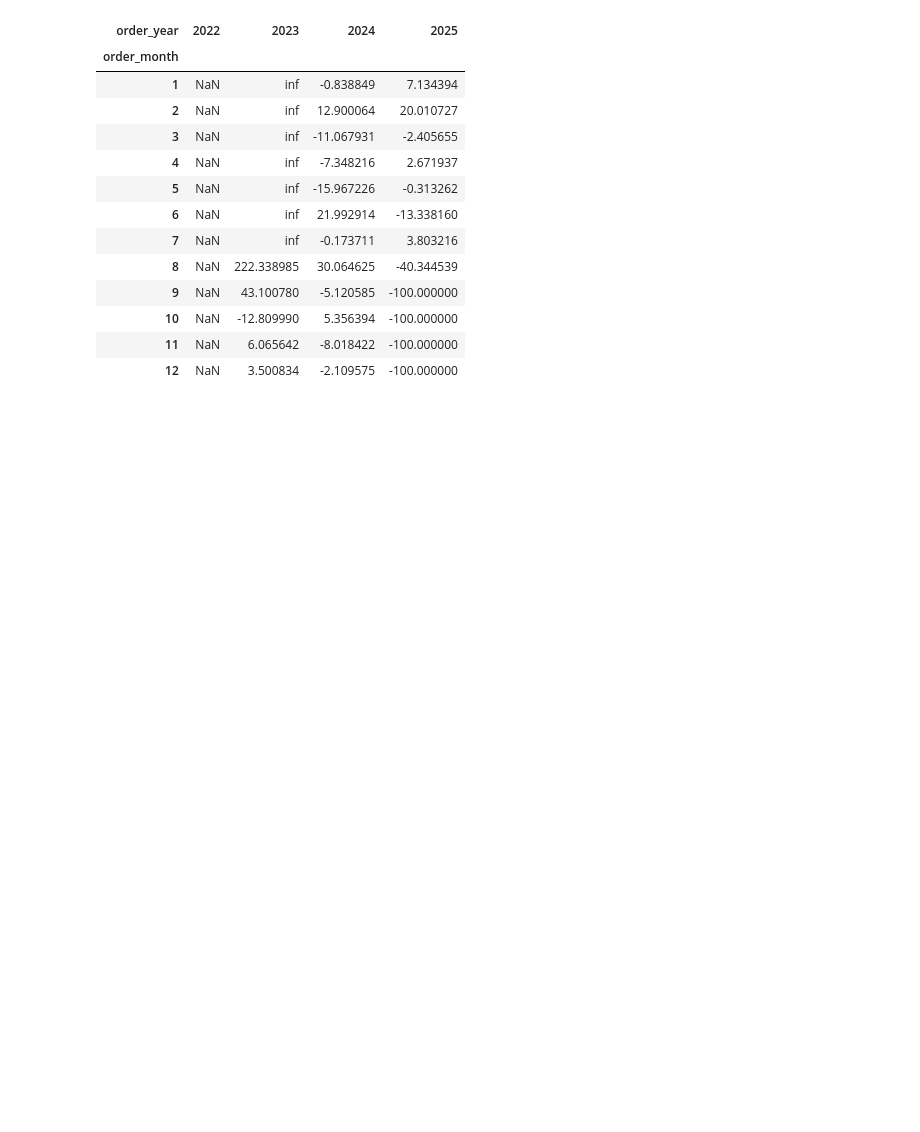
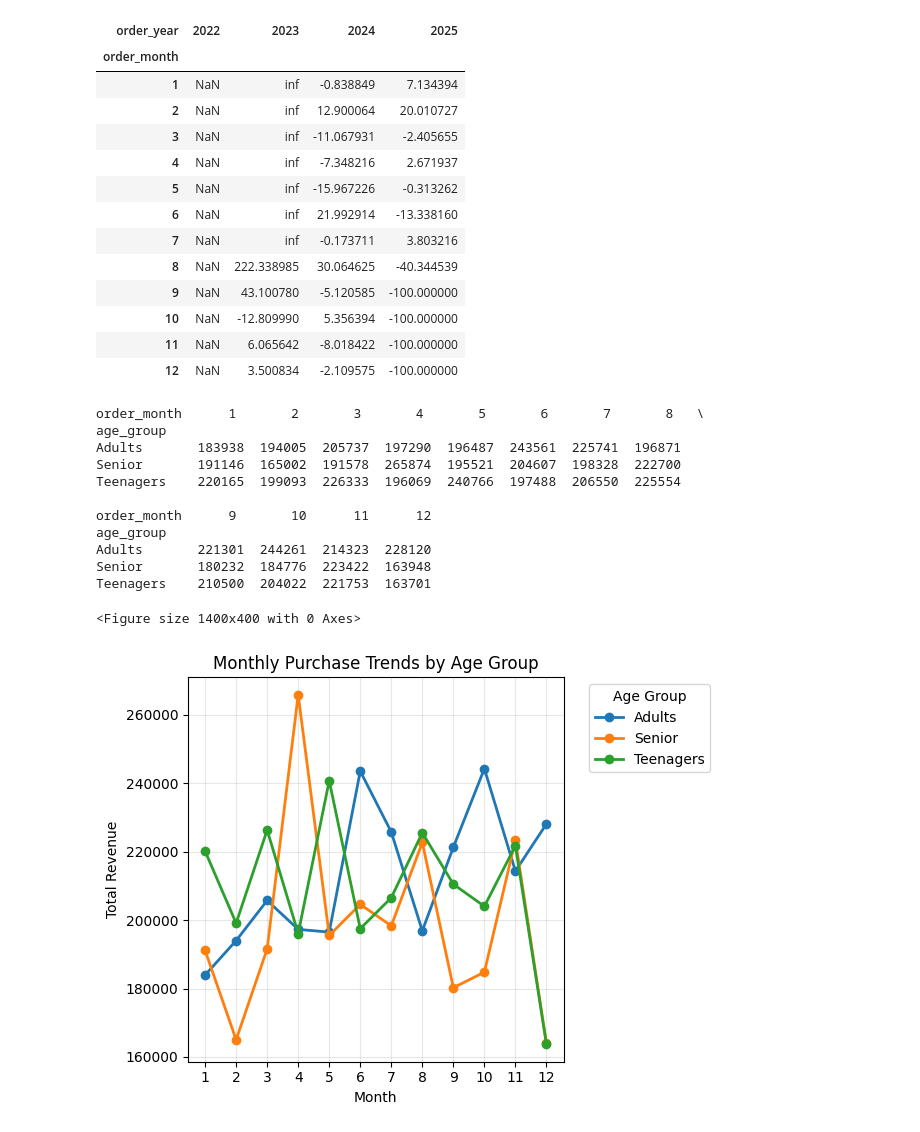
Before and after one commit to r-tavakoli/ai-ml-exercises, a Jupyter notebook: pandas/009_ecommerce_sales.ipynb, the cells around one changed output. Saved outputs shown, nothing was run; the diff lists cells and outputs as text; code cells hidden in the pictures; blank space fills up the shorter version.

Commit message:
step 3 of Temporal Pattern Analysis & Forecasting

```diff
--- a/pandas/009_ecommerce_sales.ipynb
+++ b/pandas/009_ecommerce_sales.ipynb
@@ -755,3 +755,33 @@ yoy_growth
 | 10 | NaN | -12.809990 | 5.356394 | -100.000000 |
 | 11 | NaN | 6.065642 | -8.018422 | -100.000000 |
 | 12 | NaN | 3.500834 | -2.109575 | -100.000000 |
+# %%
+# step 3
+# Do certain age_groups purchase more during specific months?	Pivot table: Age Group × Month
+age_group_sales = data.pivot_table(values='revenue', index='age_group', columns='order_month', aggfunc='sum', fill_value=0)
+print(age_group_sales)
+plt.figure(figsize=(14, 4))
+age_group_sales.T.plot(marker='o', linewidth=2)
+
+plt.xticks(range(1, 13), rotation=0)
+plt.title('Monthly Purchase Trends by Age Group')
+plt.xlabel('Month')
+plt.ylabel('Total Revenue')
+plt.legend(title='Age Group', bbox_to_anchor=(1.05, 1))
+plt.grid(True, alpha=0.3)
+plt.tight_layout()
+plt.show()
+# %% [output]
+order_month      1       2       3       4       5       6       7       8   \
+age_group
+Adults       183938  194005  205737  197290  196487  243561  225741  196871
+Senior       191146  165002  191578  265874  195521  204607  198328  222700
+Teenagers    220165  199093  226333  196069  240766  197488  206550  225554
+
+order_month      9       10      11      12
+age_group
+Adults       221301  244261  214323  228120
+Senior       180232  184776  223422  163948
+Teenagers    210500  204022  221753  163701
+<Figure size 1400x400 with 0 Axes>
+[figure, added]
```
Also changed, not shown: parts of 2 cells of this notebook.
